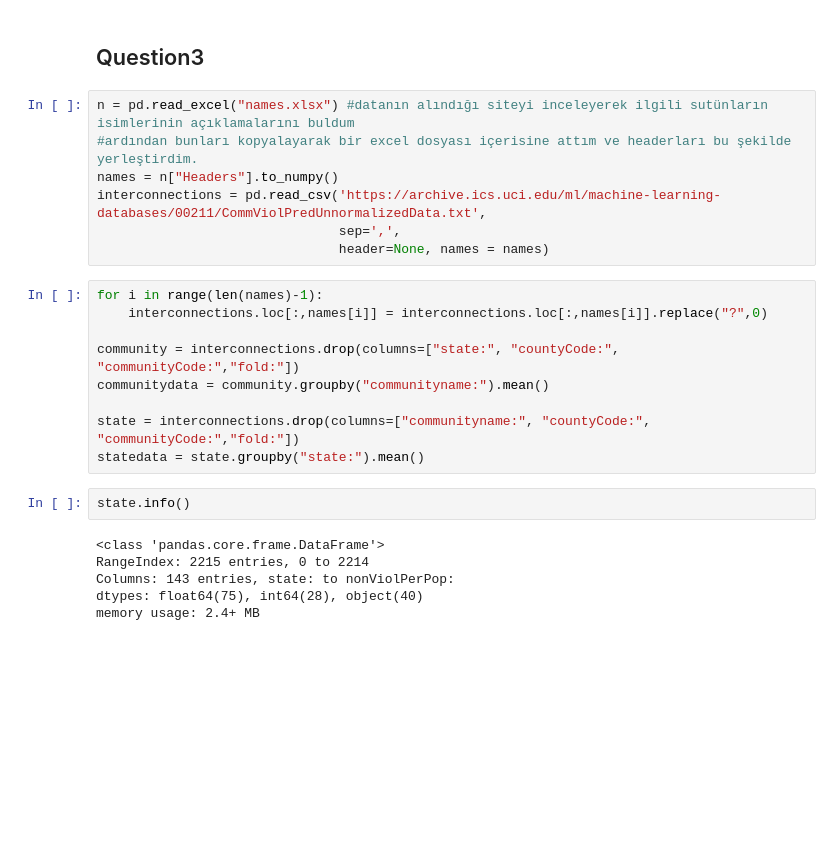
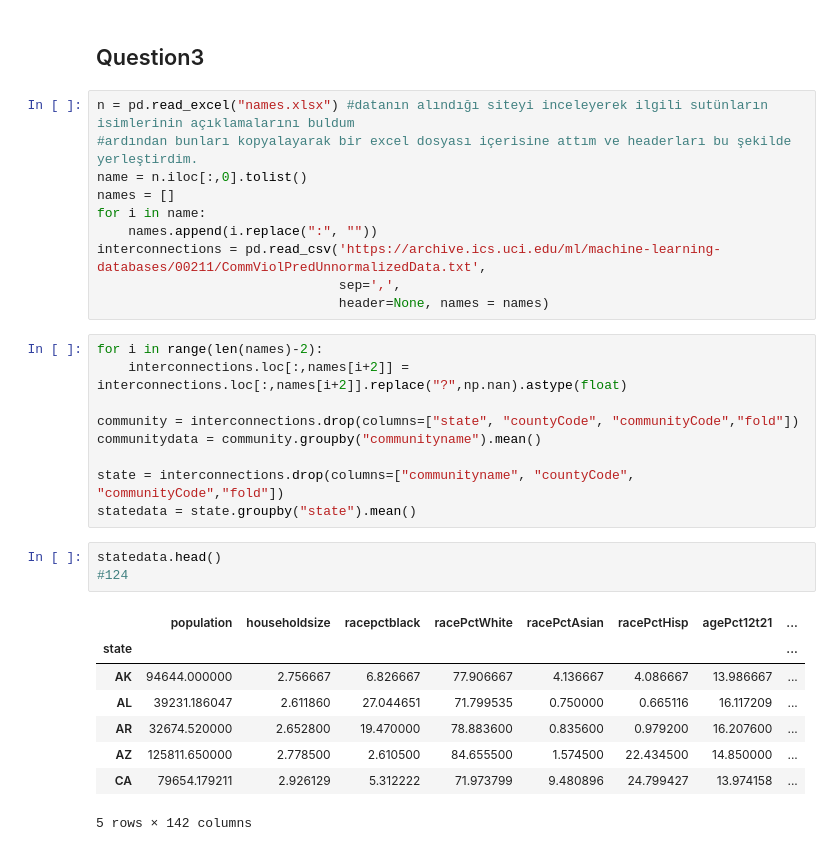
Before and after one commit to Lambd4Velorum/StatisticalDataAnalysis, a Jupyter notebook: HomeWork2.ipynb, the cells around one changed output. Drawn from its saved outputs; the diff is of its cells as text; blank space fills up the shorter version.

```diff
--- a/HomeWork2.ipynb
+++ b/HomeWork2.ipynb
@@ -291,24 +291,31 @@ Notes:
 # %%
 n = pd.read_excel("names.xlsx") #datanın alındığı siteyi inceleyerek ilgili sutünların isimlerinin açıklamalarını buldum
 #ardından bunları kopyalayarak bir excel dosyası içerisine attım ve headerları bu şekilde yerleştirdim.
-names = n["Headers"].to_numpy()
+name = n.iloc[:,0].tolist()
+names = []
+for i in name:
+    names.append(i.replace(":", ""))
 interconnections = pd.read_csv('https://archive.ics.uci.edu/ml/machine-learning-databases/00211/CommViolPredUnnormalizedData.txt',
                                sep=',',
                                header=None, names = names)
 # %%
-for i in range(len(names)-1):
-    interconnections.loc[:,names[i]] = interconnections.loc[:,names[i]].replace("?",0)
+for i in range(len(names)-2):
+    interconnections.loc[:,names[i+2]] = interconnections.loc[:,names[i+2]].replace("?",np.nan).astype(float)
 
-community = interconnections.drop(columns=["state:", "countyCode:", "communityCode:","fold:"])
-communitydata = community.groupby("communityname:").mean()
+community = interconnections.drop(columns=["state", "countyCode", "communityCode","fold"])
+communitydata = community.groupby("communityname").mean()
 
-state = interconnections.drop(columns=["communityname:", "countyCode:", "communityCode:","fold:"])
-statedata = state.groupby("state:").mean()
+state = interconnections.drop(columns=["communityname", "countyCode", "communityCode","fold"])
+statedata = state.groupby("state").mean()
-# %%
-state.info()
-# %% [output]
-<class 'pandas.core.frame.DataFrame'>
-RangeIndex: 2215 entries, 0 to 2214
-Columns: 143 entries, state: to nonViolPerPop:
-dtypes: float64(75), int64(28), object(40)
-memory usage: 2.4+ MB
+# %%
+statedata.head()
+#124
+# %% [output]
+|  | population | householdsize | racepctblack | racePctWhite | racePctAsian | racePctHisp | agePct12t21 | ... |
+| state |  |  |  |  |  |  |  | ... |
+| AK | 94644.000000 | 2.756667 | 6.826667 | 77.906667 | 4.136667 | 4.086667 | 13.986667 | ... |
+| AL | 39231.186047 | 2.611860 | 27.044651 | 71.799535 | 0.750000 | 0.665116 | 16.117209 | ... |
+| AR | 32674.520000 | 2.652800 | 19.470000 | 78.883600 | 0.835600 | 0.979200 | 16.207600 | ... |
+| AZ | 125811.650000 | 2.778500 | 2.610500 | 84.655500 | 1.574500 | 22.434500 | 14.850000 | ... |
+| CA | 79654.179211 | 2.926129 | 5.312222 | 71.973799 | 9.480896 | 24.799427 | 13.974158 | ... |
+5 rows × 142 columns
```
Also changed, not shown: parts of 31 cells of this notebook.
